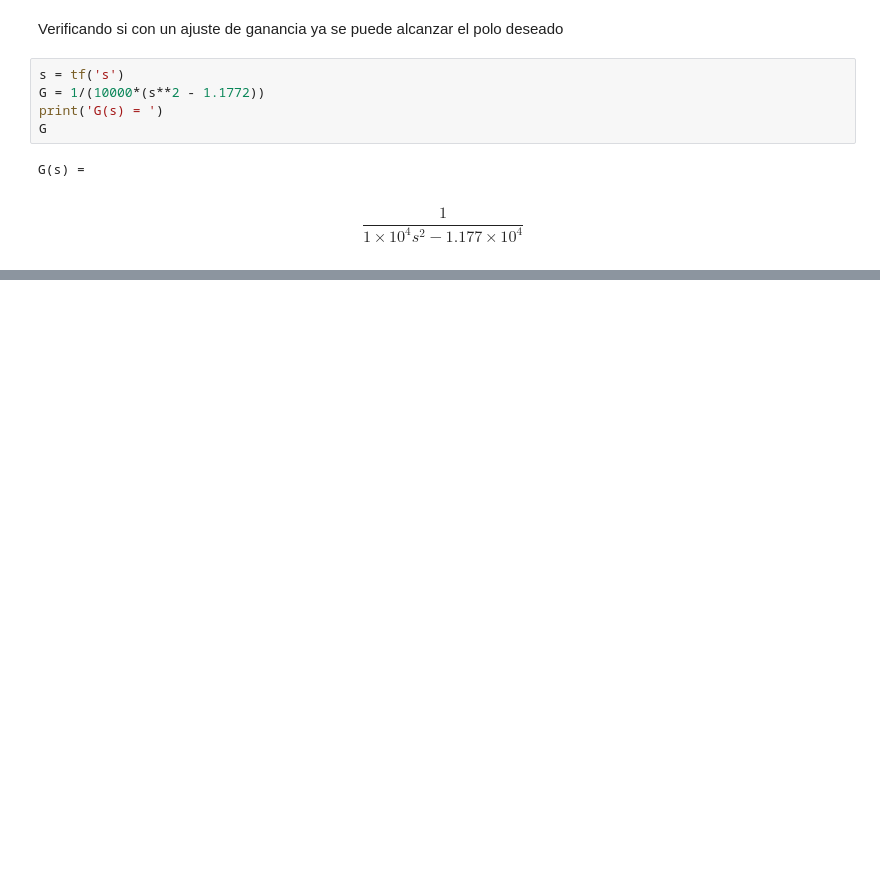
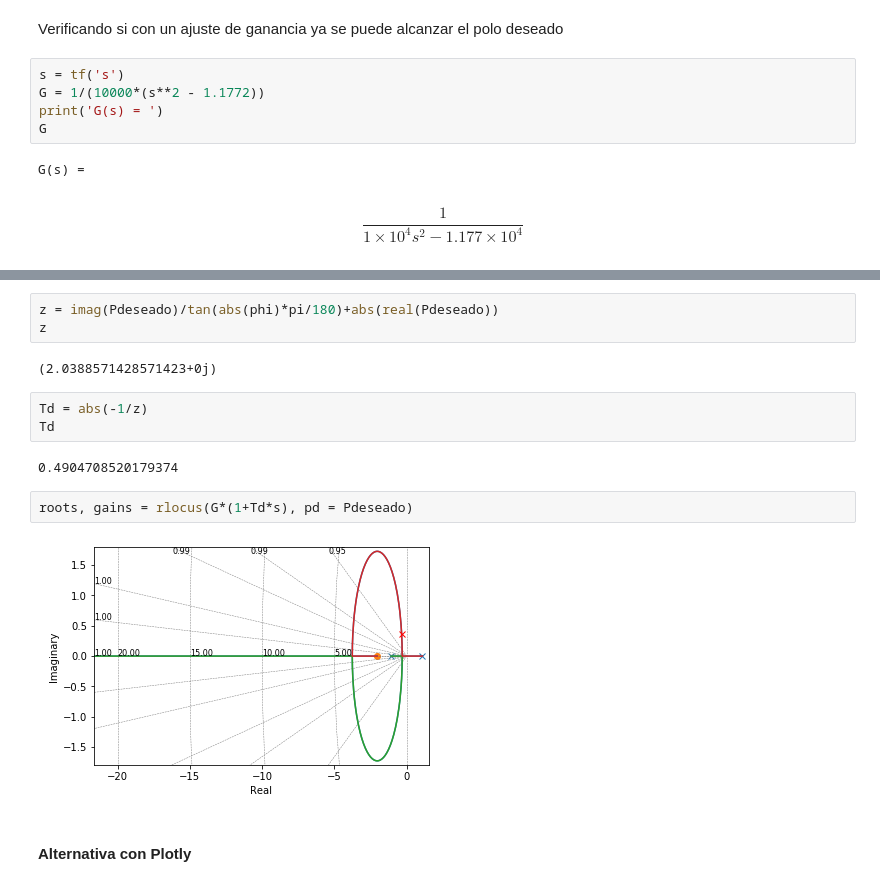
Before and after one commit to alecaceres/SCA, a Jupyter notebook: PID/Ej_A-6-14.ipynb, the cells around one changed output, grey strips where cells are left out. Drawn from its saved outputs; the diff is of its cells as text; blank space fills up the shorter version.

```diff
--- a/PID/Ej_A-6-14.ipynb
+++ b/PID/Ej_A-6-14.ipynb
@@ -63,0 +79,16 @@ rlist, klist = rlocus(G, grid = True)
+# %%
+z = imag(Pdeseado)/tan(abs(phi)*pi/180)+abs(real(Pdeseado))
+z
+# %% [output]
+(2.0388571428571423+0j)
+# %%
+Td = abs(-1/z)
+Td
+# %% [output]
+0.4904708520179374
+# %%
+roots, gains = rlocus(G*(1+Td*s), pd = Pdeseado)
+# %% [output]
+[figure, added]
+# %% [markdown]
+#### Alternativa con Plotly
```
Also changed, not shown: parts of 27 cells of this notebook.
